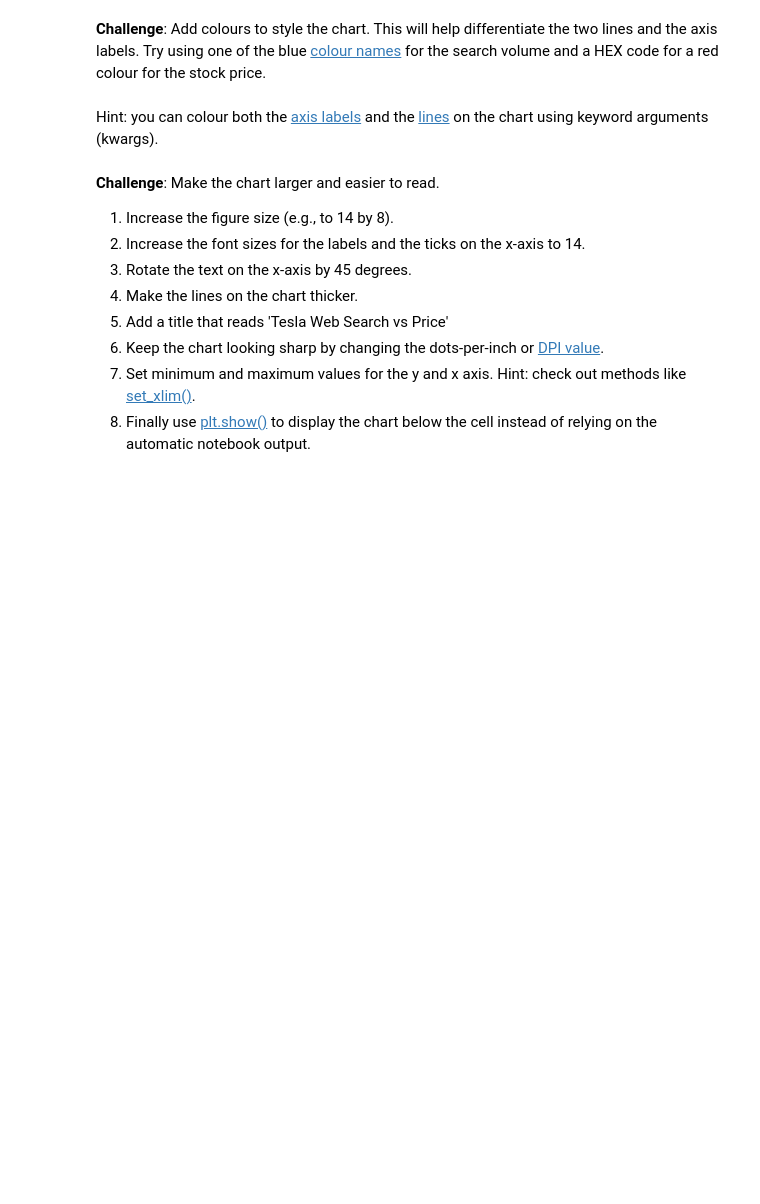
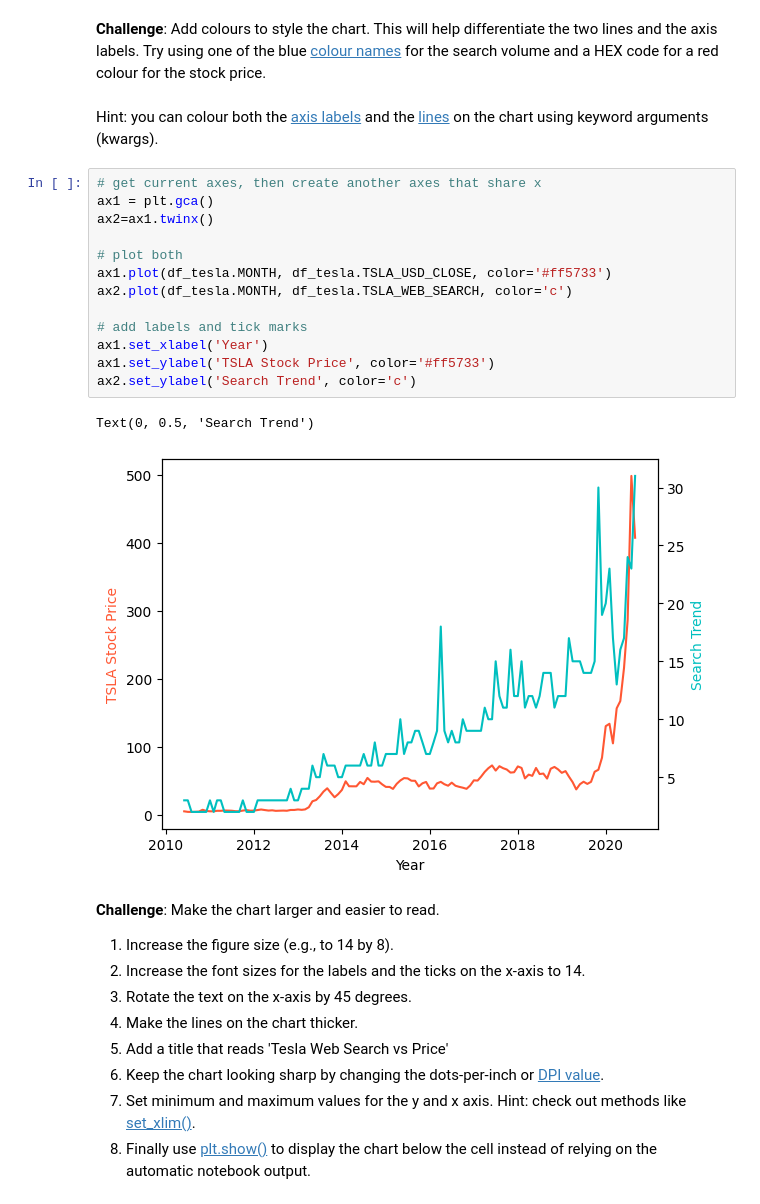
Before and after one commit to ksg-dev/google-trends, a Jupyter notebook: Google Trends and Data Visualisation.ipynb, the cells around one changed output. Saved outputs shown, nothing was run; the diff lists cells and outputs as text; blank space fills up the shorter version.

```diff
--- a/Google Trends and Data Visualisation.ipynb
+++ b/Google Trends and Data Visualisation.ipynb
@@ -383,6 +408,22 @@ df_btc_monthly
 <br>
 <br>
 Hint: you can colour both the [axis labels](https://matplotlib.org/3.3.2/api/text_api.html#matplotlib.text.Text) and the [lines](https://matplotlib.org/3.2.1/api/_as_gen/matplotlib.lines.Line2D.html#matplotlib.lines.Line2D) on the chart using keyword arguments (kwargs).
+# %%
+# get current axes, then create another axes that share x
+ax1 = plt.gca()
+ax2=ax1.twinx()
+
+# plot both
+ax1.plot(df_tesla.MONTH, df_tesla.TSLA_USD_CLOSE, color='#ff5733')
+ax2.plot(df_tesla.MONTH, df_tesla.TSLA_WEB_SEARCH, color='c')
+
+# add labels and tick marks
+ax1.set_xlabel('Year')
+ax1.set_ylabel('TSLA Stock Price', color='#ff5733')
+ax2.set_ylabel('Search Trend', color='c')
+# %% [output]
+Text(0, 0.5, 'Search Trend')
+[figure, added]
 # %% [markdown]
 **Challenge**: Make the chart larger and easier to read.
 1. Increase the figure size (e.g., to 14 by 8).
```
Also changed, not shown: parts of 3 cells of this notebook.
